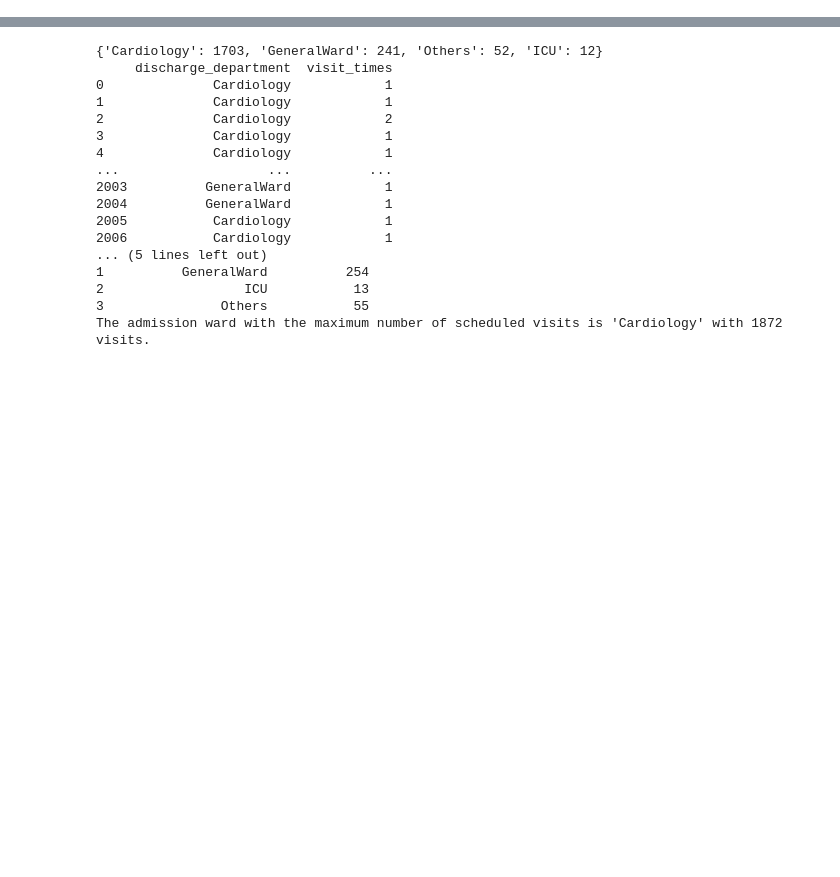
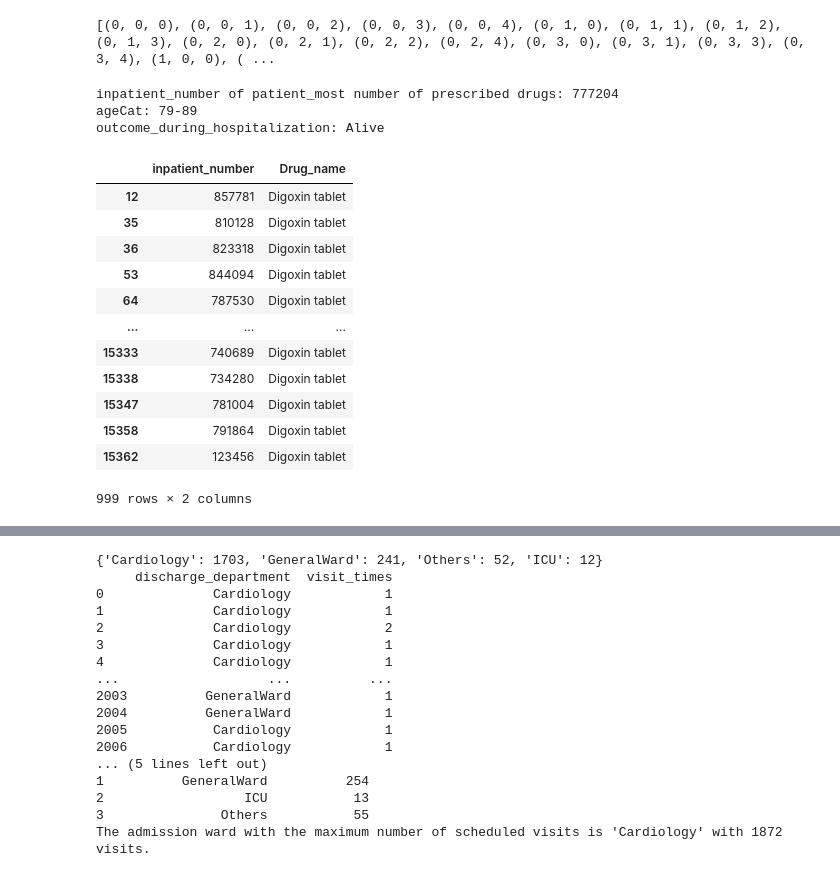
Before and after one commit to yogeshwarirj/Team10_PythonSquad_PythonHackathon_Apr24, a Jupyter notebook: Team10_PythonSquad_Main80Questions.ipynb, the cells around one changed output, grey strips where cells are left out. Drawn from its saved outputs; the diff is of its cells as text; code cells hidden in the pictures; blank space fills up the shorter version.

```diff
--- a/Team10_PythonSquad_Main80Questions.ipynb
+++ b/Team10_PythonSquad_Main80Questions.ipynb
@@ -11,0 +106,62 @@ df_Ppres = pd.read_excel("Cardiac_Outcomes.xlsx", "Patient_Precriptions")
+# %%
+20.#Print a list of all possible coordinates given by(i,j,k) on a 3D grid where the sum of i,j,k is not equal to n.
+
+x, y, z, n = 2, 3, 4, 5
+print([(i, j, k) for i in range(x + 1) for j in range(y + 1)
+    for k in range(z + 1) if i + j + k != n])
+# %% [output]
+[(0, 0, 0), (0, 0, 1), (0, 0, 2), (0, 0, 3), (0, 0, 4), (0, 1, 0), (0, 1, 1), (0, 1, 2), (0, 1, 3), (0, 2, 0), (0, 2, 1), (0, 2, 2), (0, 2, 4), (0, 3, 0), (0, 3, 1), (0, 3, 3), (0, 3, 4), (1, 0, 0), ( ...
+# %%
+ 22.#Which patient was on the most number of prescribed drugs? What was his age and outcome?
+
+
+
+z=df_Ppres
+k=df_HD
+v=df_Demo
+a= {}
+for line in z.itertuples():
+
+    if a.get(line.inpatient_number):
+        a[line.inpatient_number]=a[line.inpatient_number]+1
+    else:
+         a[line.inpatient_number]=1
+
+list_value=list(a.values())
+list_key=list(a.keys())
+y=max(list_value)
+
+print("inpatient_number of patient_most number of prescribed drugs:", list_key[list_value.index(y)])
+
+a=list(v["ageCat"])
+b=list(v["inpatient_number"])
+x=a[b.index(list_key[list_value.index(y)])]
+print("ageCat:",x )
+m=list(k["outcome_during_hospitalization"])
+n=list(v["inpatient_number"])
+xy=m[n.index(list_key[list_value.index(y)])]
+print("outcome_during_hospitalization:",xy)
+# %% [output]
+inpatient_number of patient_most number of prescribed drugs: 777204
+ageCat: 79-89
+outcome_during_hospitalization: Alive
+# %%
+23.#How many patients were prescribed Digoxin?
+df_Ppres= pd.read_excel("Cardiac_Outcomes.xlsx","Patient_Precriptions")
+
+newdata=(df_Ppres['Drug_name']=='Digoxin tablet')
+df_Ppres.loc[newdata]
+# %% [output]
+|  | inpatient_number | Drug_name |
+| 12 | 857781 | Digoxin tablet |
+| 35 | 810128 | Digoxin tablet |
+| 36 | 823318 | Digoxin tablet |
+| 53 | 844094 | Digoxin tablet |
+| 64 | 787530 | Digoxin tablet |
+| ... | ... | ... |
+| 15333 | 740689 | Digoxin tablet |
+| 15338 | 734280 | Digoxin tablet |
+| 15347 | 781004 | Digoxin tablet |
+| 15358 | 791864 | Digoxin tablet |
+| 15362 | 123456 | Digoxin tablet |
+999 rows × 2 columns
```
Also changed, not shown: parts of 20 cells of this notebook.
